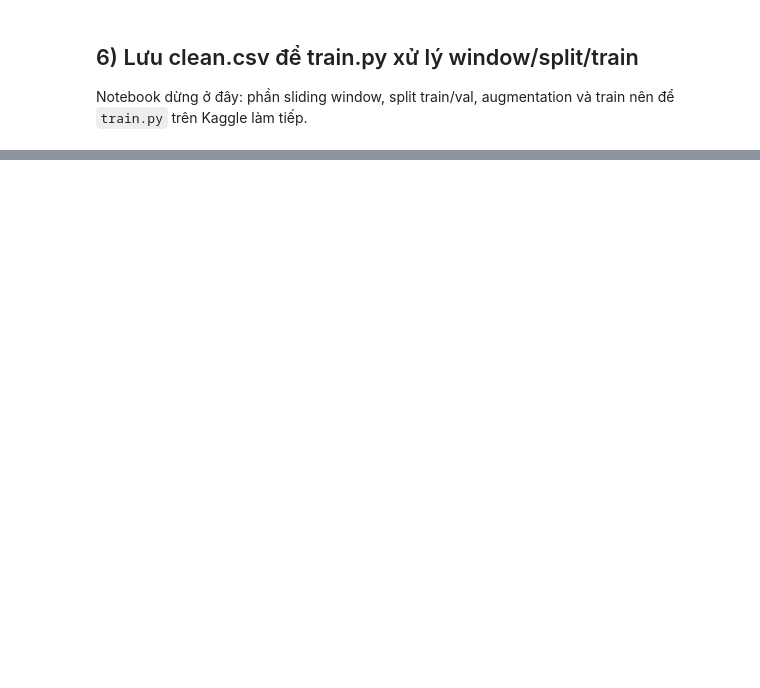
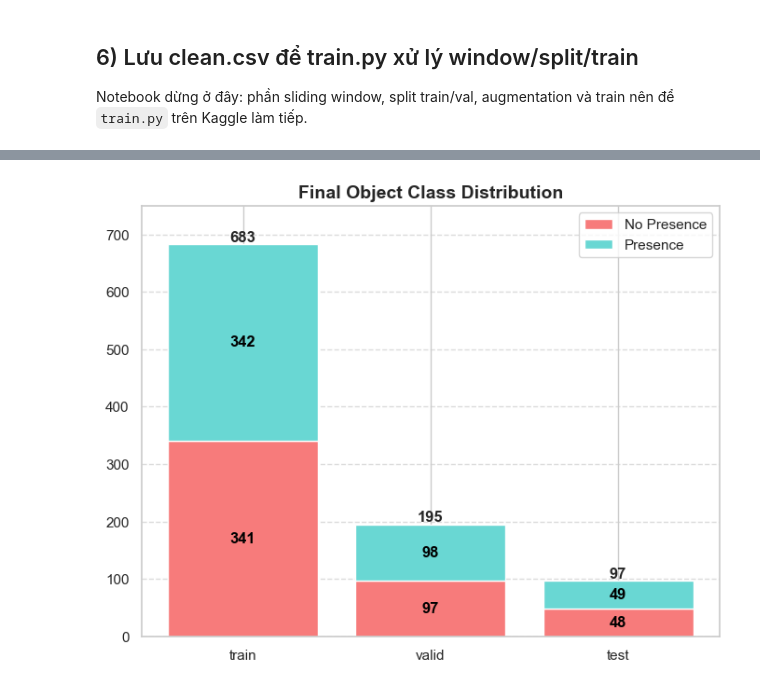
Before and after one commit to GBhihi/PBL5-train-model, a Jupyter notebook: preprocess.ipynb, the cells around one changed output, grey strips where cells are left out. Drawn from its saved outputs; the diff is of its cells as text; code cells hidden in the pictures; blank space fills up the shorter version.

```diff
--- a/preprocess.ipynb
+++ b/preprocess.ipynb
@@ -276,0 +566,40 @@ display(clean_df.tail())
+# %%
+import matplotlib.pyplot as plt
+import numpy as np
+
+# Dữ liệu số liệu cố định
+splits = ['train', 'valid', 'test']
+label_0 = np.array([341, 97, 48])
+label_1 = np.array([342, 98, 49])
+
+# Thiết lập figure
+fig, ax = plt.subplots(figsize=(8, 6))
+
+# Vẽ các cột chồng (stacked bars)
+p1 = ax.bar(splits, label_0, color='#F77B7B', label='No Presence')
+p2 = ax.bar(splits, label_1, bottom=label_0, color='#69D7D3', label='Presence')
+
+# Hàm thêm số liệu vào giữa các đoạn
+def add_labels(bars, offset=0):
+    for bar in bars:
+        height = bar.get_height()
+        ax.text(bar.get_x() + bar.get_width()/2, bar.get_y() + height/2,
+                f'{height}', ha='center', va='center', fontweight='bold', color='black')
+
+add_labels(p1)
+add_labels(p2)
+
+# Thêm tổng số trên đầu mỗi cột
+totals = label_0 + label_1
+for i, total in enumerate(totals):
+    ax.text(i, total + 5, str(total), ha='center', fontweight='bold')
+
+# Cấu hình biểu đồ
+ax.set_title('Final Object Class Distribution', fontsize=14, fontweight='bold')
+ax.set_ylim(0, 750) # Đặt giới hạn trục y để không gian thoáng
+ax.legend()
+ax.grid(axis='y', linestyle='--', alpha=0.7)
+
+plt.show()
+# %% [output]
+[figure, added]
```
Also changed, not shown: parts of 15 cells of this notebook.
